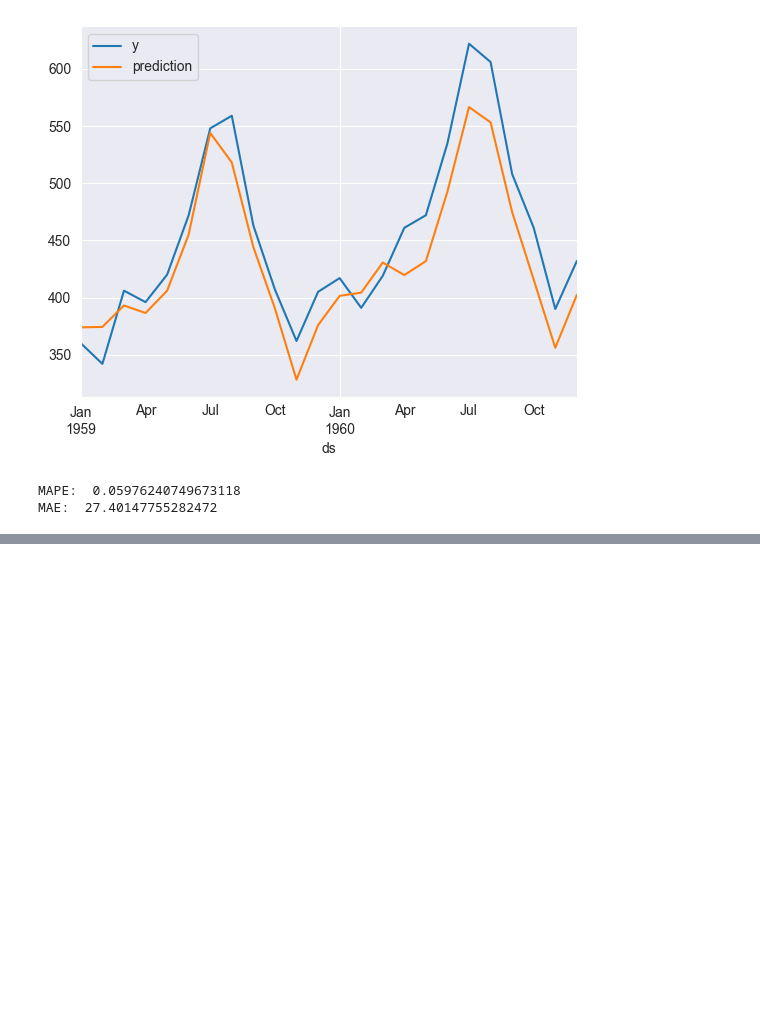
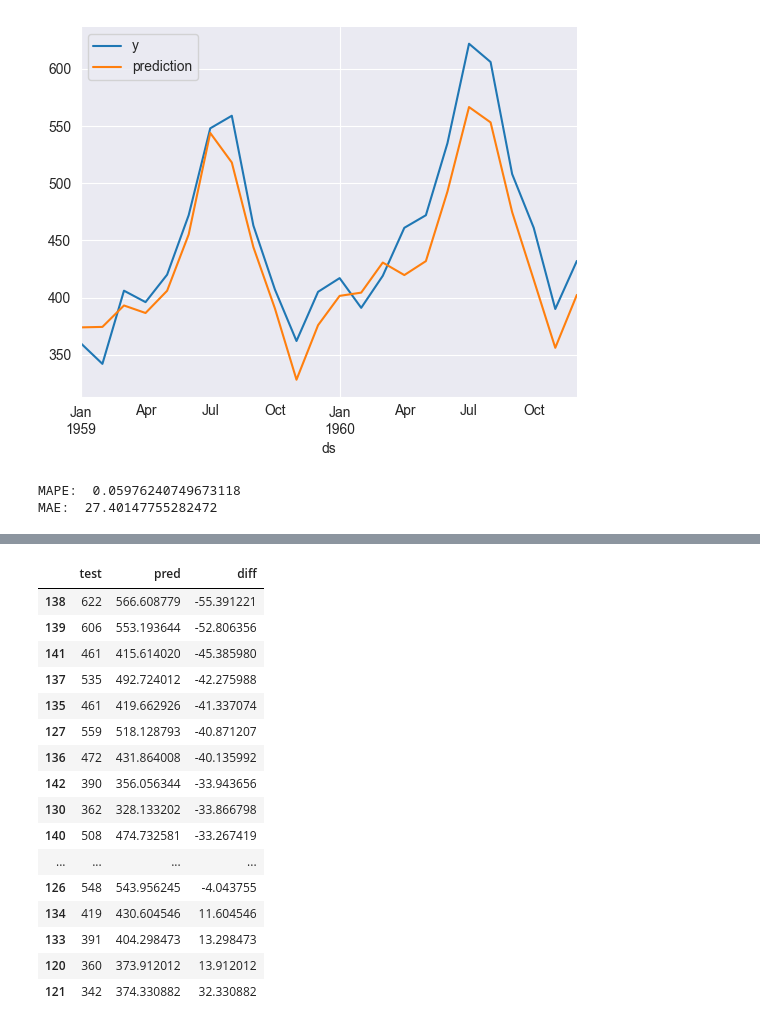
Before and after one commit to ideaguy3d/data-engineering-practice, a Jupyter notebook: _maven/regression_forecasting/_assignment_10_time_series.ipynb, the cells around one changed output, grey strips where cells are left out. Drawn from its saved outputs; the diff is of its cells as text; code cells hidden in the pictures; blank space fills up the shorter version.

```diff
--- a/_maven/regression_forecasting/_assignment_10_time_series.ipynb
+++ b/_maven/regression_forecasting/_assignment_10_time_series.ipynb
@@ -444,0 +489,24 @@ MAE:  27.40147755282472
+# %%
+pd.DataFrame({
+    'test': test_df['y'],
+    'pred': forecast['yhat'][-24:],
+    'diff': forecast['yhat'][-24:] - test_df['y']
+}).sort_values(by='diff', ascending=True)
+# %% [output]
+|  | test | pred | diff |
+| 138 | 622 | 566.608779 | -55.391221 |
+| 139 | 606 | 553.193644 | -52.806356 |
+| 141 | 461 | 415.614020 | -45.385980 |
+| 137 | 535 | 492.724012 | -42.275988 |
+| 135 | 461 | 419.662926 | -41.337074 |
+| 127 | 559 | 518.128793 | -40.871207 |
+| 136 | 472 | 431.864008 | -40.135992 |
+| 142 | 390 | 356.056344 | -33.943656 |
+| 130 | 362 | 328.133202 | -33.866798 |
+| 140 | 508 | 474.732581 | -33.267419 |
+| ... | ... | ... | ... |
+| 126 | 548 | 543.956245 | -4.043755 |
+| 134 | 419 | 430.604546 | 11.604546 |
+| 133 | 391 | 404.298473 | 13.298473 |
+| 120 | 360 | 373.912012 | 13.912012 |
+| 121 | 342 | 374.330882 | 32.330882 |
```
Also changed, not shown: parts of 3 cells of this notebook.
